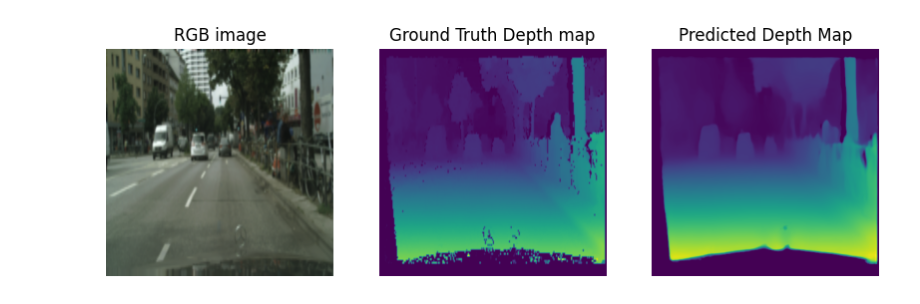
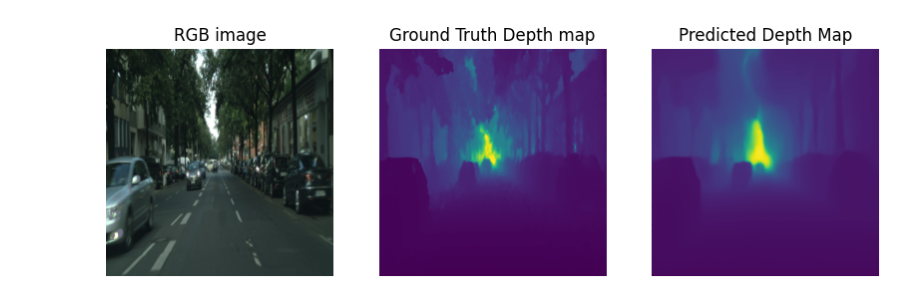
Before and after one commit to wimlooijmans/CloudyPoints, a Jupyter notebook: MDE.ipynb, the cells around one changed output. Cells and saved outputs as stored; diff of their text form; code cells hidden in the pictures.

```diff
--- a/MDE.ipynb
+++ b/MDE.ipynb
@@ -276,0 +110,13 @@ Depth shape: torch.Size([1, 384, 384])
+# %%
+train_loader = DataLoader(train_data, batch_size=8, shuffle=True, num_workers=2)
+val_loader = DataLoader(val_data, batch_size=8, shuffle=False, num_workers=2)
+test_loader = DataLoader(test_data, batch_size=8, shuffle=False, num_workers=2)
+# %%
+# Assuming your dataloader is named 'train_dataloader'
+first_batch = next(iter(train_loader))  # Get the first batch
+
+# Unpack the batch to access the images (x) and labels (y)
+x, y = first_batch
+
+# Now you can access the images and labels
+print(f"x shape: {x.shape}, y shape: {y.shape}")
@@ -336,10 +152,4 @@ def visualize_prediction(inputs, outputs, targets):
 # %%
-import pytorch_lightning as pl
-import torch.optim as optim
-import torchmetrics
-from torchmetrics.image import StructuralSimilarityIndexMeasure
-import torch.nn as nn
-
 class MiDaSFineTuner(pl.LightningModule):
     def __init__(self, learning_rate=5e-5):
         super().__init__()
@@ -363,15 +173,12 @@ class MiDaSFineTuner(pl.LightningModule):
 
     def training_step(self, batch, batch_idx):
         x, y = batch
-
-
+        y = y / 255
         y_hat = self(x)
         y_hat = (y_hat - y_hat.min()) / (y_hat.max() - y_hat.min())
 
         y_hat = y_hat.unsqueeze(1)
-
-        #print(y)
-
+        #visualize_prediction(x, y_hat, y)
         loss = self.loss_fn(y_hat, y)
 
         train_ssi = self.train_ssi(y_hat, y)
@@ -386,12 +193,11 @@ class MiDaSFineTuner(pl.LightningModule):
 
     def validation_step(self, batch, batch_idx):
         x, y = batch
-
+        y = y / 255
         y_hat = self(x)
         y_hat = (y_hat - y_hat.min()) / (y_hat.max() - y_hat.min())
 
         y_hat = y_hat.unsqueeze(1)
-
         #visualize_prediction(x, y_hat, y)
 
         loss = self.loss_fn(y_hat, y)
@@ -409,6 +215,7 @@ class MiDaSFineTuner(pl.LightningModule):
     def test_step(self, batch, batch_idx):
         x, y = batch
 
+        y = y / 255
         y_hat = self(x)
         y_hat = (y_hat - y_hat.min()) / (y_hat.max() - y_hat.min())
 
@@ -501,4 +304,5 @@ INFO:pytorch_lightning.utilities.rank_zero:Loaded model weights from the checkpo
 # %%
-model_load = MiDaSFineTuner.load_from_checkpoint("checkpoints/best-checkpoint-2.ckpt")
+model_load = MiDaSFineTuner.load_from_checkpoint("checkpoints/best-checkpoint-1.ckpt")
+model_load.eval()
 # %% [output]
 Using cache found in /root/.cache/torch/hub/intel-isl_MiDaS_master
@@ -538,34 +339,34 @@ def visualizer(rgb_image, depth_image, depth_map):
     axes[0].axis("off")
 
     # Display the RGB image
     axes[1].imshow(depth_image, cmap="viridis")
     axes[1].set_title("Ground Truth Depth map")
     axes[1].axis("off")
 
     # Display the depth map
     axes[2].imshow(depth_map, cmap="viridis")
     axes[2].set_title("Predicted Depth Map")
     axes[2].axis("off")
 
     plt.show()
 
 
 def predict(img):
     device = torch.device("cuda" if torch.cuda.is_available() else "cpu")
     img = img.to(device)  # Move input tensor to the correct device
     model_load.to(device)  # Ensure the model is on the correct device
 
     with torch.no_grad():  # Disable gradient calculation
         output = model_load(img)
 
     depth_map = output.squeeze().cpu().numpy()  # Remove batch dimension and convert to numpy array
     return depth_map
 
 
 image, depth = next(iter(test_loader))  # Get a batch of images and depths
-rgb_image = denormalize(image[5])  # Denormalize image in the batch
-depth_image = denormalize(depth[5]) #  Denormalize depth map in the batch
+rgb_image = denormalize(image[7])  # Denormalize image in the batch
+depth_image = denormalize(depth[7]) #  Denormalize depth map in the batch
 depth_map = predict(image)  # Predict depth map for the batch
-visualizer(rgb_image, depth_image, depth_map[5])  # Visualize RGB-GT-Predicted
+visualizer(rgb_image, depth_image, depth_map[7])  # Visualize RGB-GT-Predicted
 # %% [output]
-[figure, old version]
+[figure, new version]
```
Also changed, not shown: parts of 36 cells of this notebook.
